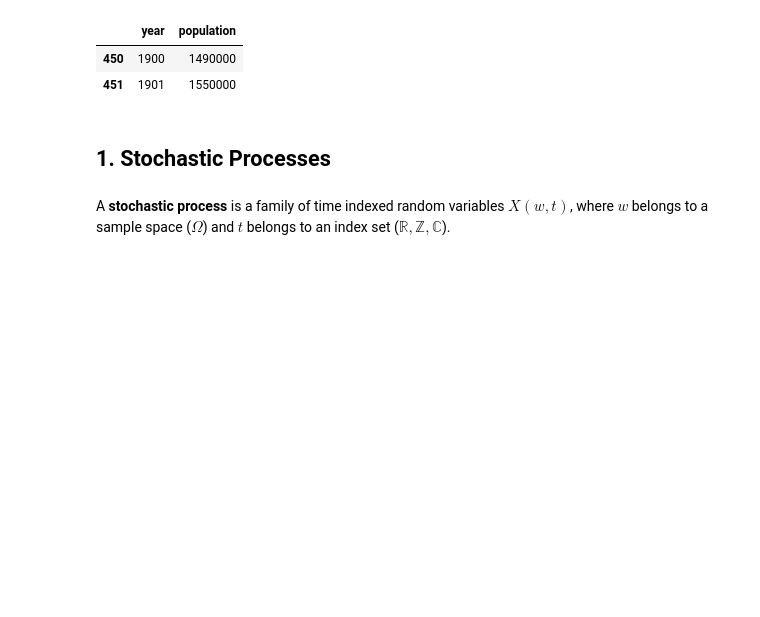
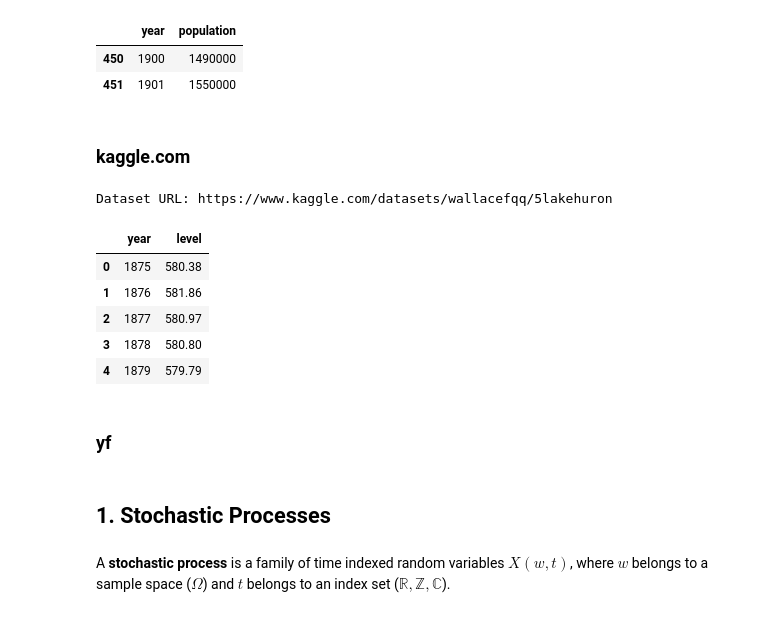
Before and after one commit to Bayan2019/kaz-gu, a Jupyter notebook: 01-ipynb/03-time-series-statistics/02-fundamentals.ipynb, the cells around one changed output. Saved outputs shown, nothing was run; the diff lists cells and outputs as text; code cells hidden in the pictures; blank space fills up the shorter version.

```diff
--- a/01-ipynb/03-time-series-statistics/02-fundamentals.ipynb
+++ b/01-ipynb/03-time-series-statistics/02-fundamentals.ipynb
@@ -46,3 +44,5 @@ caPopulationUSA.head(2)
 |  | year | population |
 | 450 | 1900 | 1490000 |
 | 451 | 1901 | 1550000 |
+# %% [markdown]
+### kaggle.com
@@ -48,0 +58,21 @@ caPopulationUSA.head(2)
+# %%
+# Define the dataset identifier and download path
+dataset_name = 'wallacefqq/5lakehuron' # Example dataset
+download_path = '../../00-data'
+
+# Download the dataset files
+kaggle.api.dataset_download_files(dataset_name, path=download_path, unzip=True)
+# %% [output]
+Dataset URL: https://www.kaggle.com/datasets/wallacefqq/5lakehuron
+# %%
+lakeHuron = pd.read_csv('../../00-data/LakeHuron.csv')
+lakeHuron.head()
+# %% [output]
+|  | year | level |
+| 0 | 1875 | 580.38 |
+| 1 | 1876 | 581.86 |
+| 2 | 1877 | 580.97 |
+| 3 | 1878 | 580.80 |
+| 4 | 1879 | 579.79 |
+# %% [markdown]
+### yf
```
Also changed, not shown: parts of 14 cells of this notebook, 4 other files.
